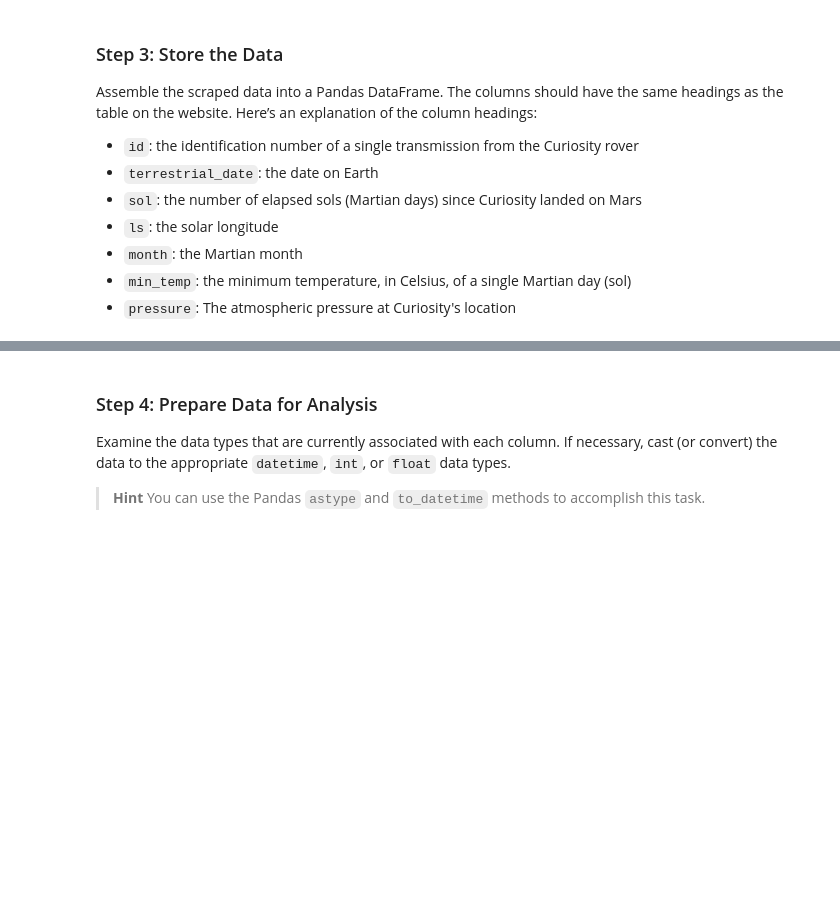
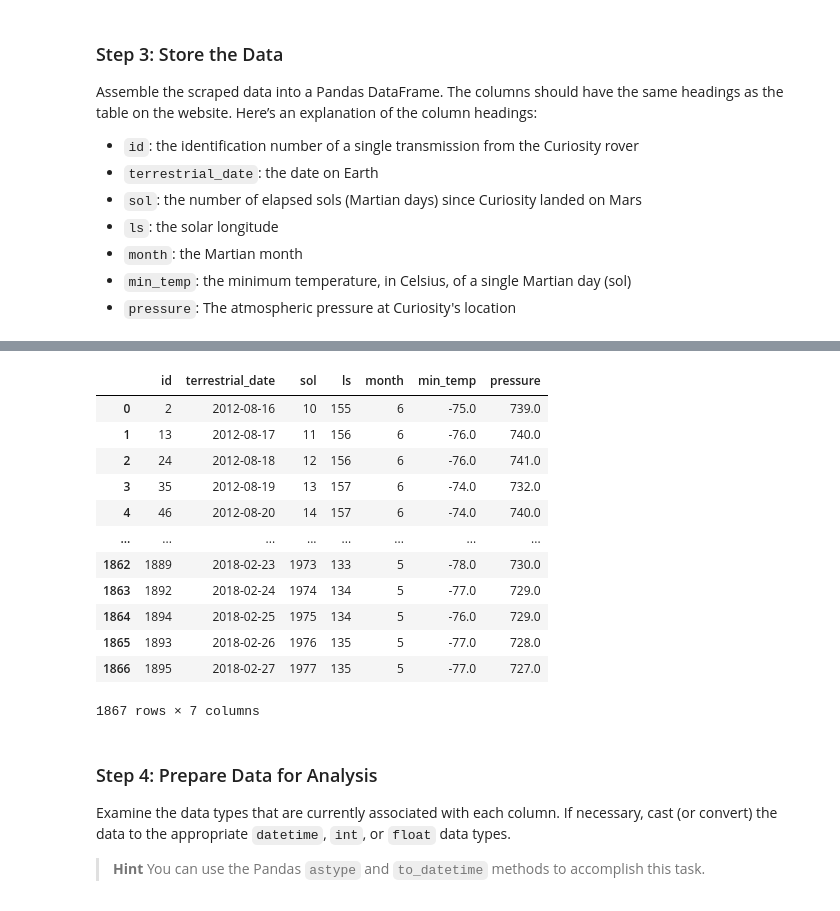
Before and after one commit to Shridhik/Web-Scraping-Mars-Data, a Jupyter notebook: part_2_mars_weather.ipynb, the cells around one changed output, grey strips where cells are left out. Cells and saved outputs as stored; diff of their text form; code cells hidden in the pictures; blank space fills up the shorter version.

```diff
--- a/part_2_mars_weather.ipynb
+++ b/part_2_mars_weather.ipynb
@@ -32,5 +28,9 @@ Create a Beautiful Soup object and use it to scrape the data in the HTML table.
 Note that this can also be achieved by using the Pandas `read_html` function. However, use Beautiful Soup here to continue sharpening your web scraping skills.
 # %%
 # Create a Beautiful Soup Object
+html = browser.html
+soup = soup(html, 'html.parser')
 # %%
 # Extract all rows of data
+allRows = soup.find_all('table', class_='table')
+allRows
@@ -64,3 +67,44 @@ Assemble the scraped data into a Pandas DataFrame. The columns should have the s
+# %%
+# Create an empty list
+rows_list = []
+
+# Loop through the scraped data to create a list of rows
+for table in allRows:
+    rows = table.find_all('tr')
+
+    # Skip the header row (if there is one)
+    for row in rows[1:]:
+        # Extract all the td elements in this row
+        td_elements = row.find_all('td')
+
+        # Create a list of text values from the td elements in this row
+        row_data = [td.text.strip() for td in td_elements]
+
+        # Append the row data to the list of rows
+        rows_list.append(row_data)
+
+# Define the column names
+columns = ['id', 'terrestrial_date', 'sol', 'ls', 'month', 'min_temp', 'pressure']
+
+# Create a Pandas DataFrame using the list of rows and column names
+df = pd.DataFrame(rows_list, columns=columns)
+
+# Confirm DataFrame was created successfully
+df
+# %% [output]
+|  | id | terrestrial_date | sol | ls | month | min_temp | pressure |
+| 0 | 2 | 2012-08-16 | 10 | 155 | 6 | -75.0 | 739.0 |
+| 1 | 13 | 2012-08-17 | 11 | 156 | 6 | -76.0 | 740.0 |
+| 2 | 24 | 2012-08-18 | 12 | 156 | 6 | -76.0 | 741.0 |
+| 3 | 35 | 2012-08-19 | 13 | 157 | 6 | -74.0 | 732.0 |
+| 4 | 46 | 2012-08-20 | 14 | 157 | 6 | -74.0 | 740.0 |
+| ... | ... | ... | ... | ... | ... | ... | ... |
+| 1862 | 1889 | 2018-02-23 | 1973 | 133 | 5 | -78.0 | 730.0 |
+| 1863 | 1892 | 2018-02-24 | 1974 | 134 | 5 | -77.0 | 729.0 |
+| 1864 | 1894 | 2018-02-25 | 1975 | 134 | 5 | -76.0 | 729.0 |
+| 1865 | 1893 | 2018-02-26 | 1976 | 135 | 5 | -77.0 | 728.0 |
+| 1866 | 1895 | 2018-02-27 | 1977 | 135 | 5 | -77.0 | 727.0 |
+1867 rows × 7 columns
 # %% [markdown]
 ### Step 4: Prepare Data for Analysis
 
```
Also changed, not shown: parts of 22 cells of this notebook, 3 other files.
